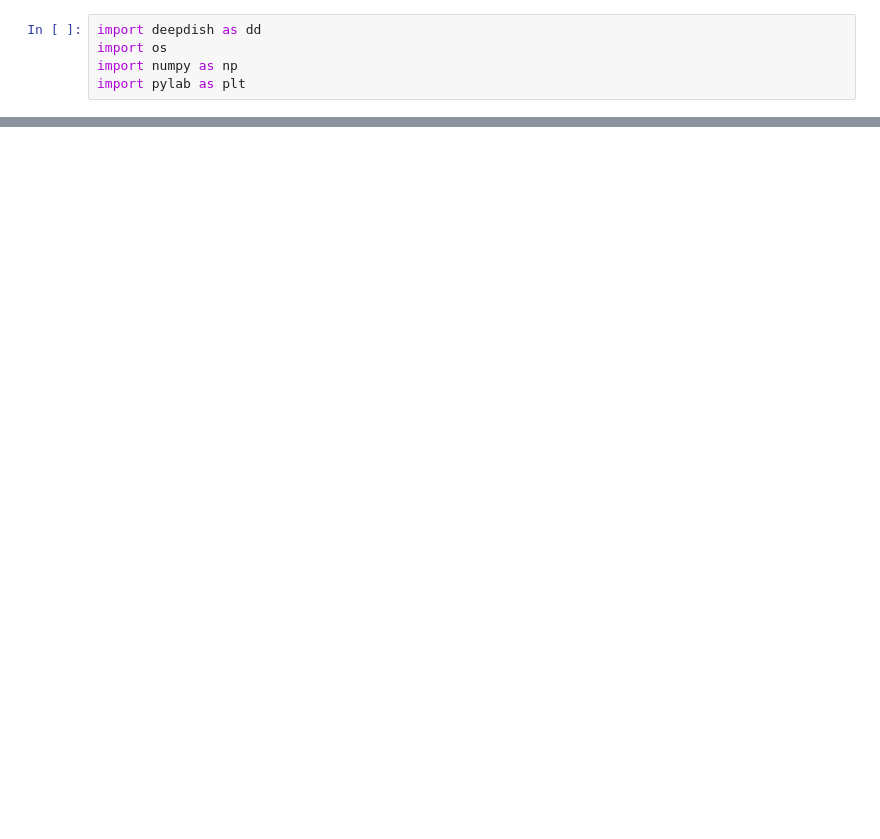
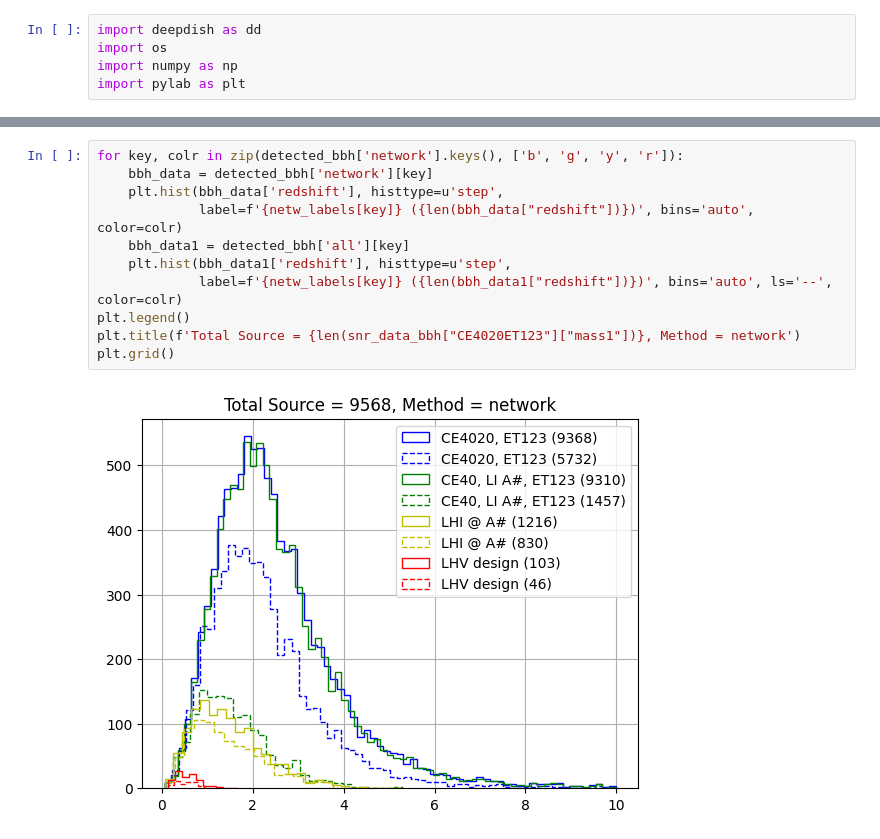
Before and after one commit to divyajyoti09/next_gen_detect, a Jupyter notebook: SNR_plots.ipynb, the cells around one changed output, grey strips where cells are left out. Drawn from its saved outputs; the diff is of its cells as text; blank space fills up the shorter version.

```diff
--- a/SNR_plots.ipynb
+++ b/SNR_plots.ipynb
@@ -78 +72,14 @@ detected_31_days_LHV_xg_netw = get_detected_SNRs(data_31_days_LHV_XG)['network']
+# %%
+for key, colr in zip(detected_bbh['network'].keys(), ['b', 'g', 'y', 'r']):
+    bbh_data = detected_bbh['network'][key]
+    plt.hist(bbh_data['redshift'], histtype=u'step',
+             label=f'{netw_labels[key]} ({len(bbh_data["redshift"])})', bins='auto', color=colr)
+    bbh_data1 = detected_bbh['all'][key]
+    plt.hist(bbh_data1['redshift'], histtype=u'step',
+             label=f'{netw_labels[key]} ({len(bbh_data1["redshift"])})', bins='auto', ls='--', color=colr)
+plt.legend()
+plt.title(f'Total Source = {len(snr_data_bbh["CE4020ET123"]["mass1"])}, Method = network')
+plt.grid()
+# %% [output]
+[figure, added]
 # %%
```
Also changed, not shown: parts of 31 cells of this notebook, 9 other files.
